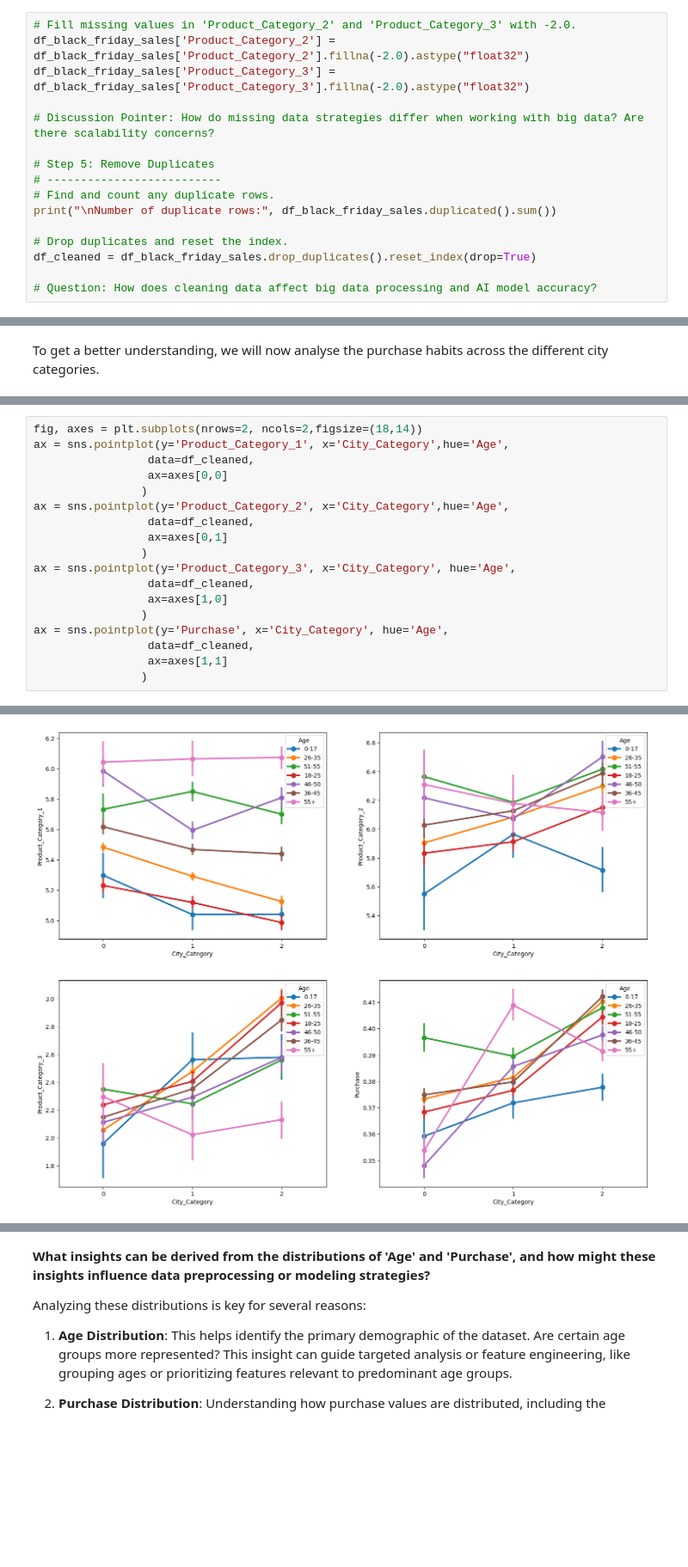
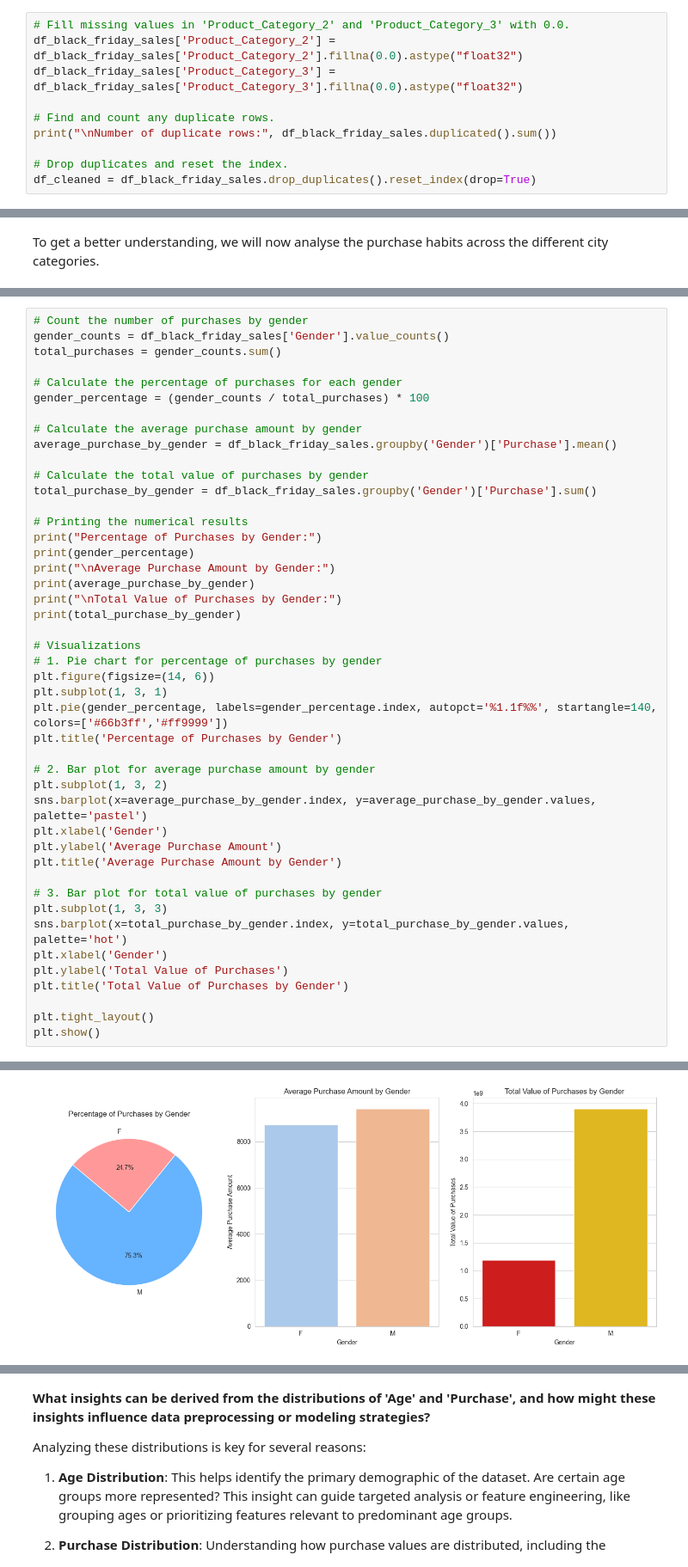
Before and after one commit to 1ssb/big-data, a Jupyter notebook: Big_Data_Analytics.ipynb, the cells around one changed output, grey strips where cells are left out. Shown at 86% size. Saved outputs shown, nothing was run; the diff lists cells and outputs as text; blank space fills up the shorter version.

```diff
--- a/Big_Data_Analytics.ipynb
+++ b/Big_Data_Analytics.ipynb
@@ -171,21 +146,15 @@ dtype: int64
 
 5. **Avoid Imputation Bias:** Ensure that the chosen imputation method does not introduce bias or distort the dataset's original patterns.
 # %%
-# Fill missing values in 'Product_Category_2' and 'Product_Category_3' with -2.0.
-df_black_friday_sales['Product_Category_2'] = df_black_friday_sales['Product_Category_2'].fillna(-2.0).astype("float32")
-df_black_friday_sales['Product_Category_3'] = df_black_friday_sales['Product_Category_3'].fillna(-2.0).astype("float32")
+# Fill missing values in 'Product_Category_2' and 'Product_Category_3' with 0.0.
+df_black_friday_sales['Product_Category_2'] = df_black_friday_sales['Product_Category_2'].fillna(0.0).astype("float32")
+df_black_friday_sales['Product_Category_3'] = df_black_friday_sales['Product_Category_3'].fillna(0.0).astype("float32")
 
-# Discussion Pointer: How do missing data strategies differ when working with big data? Are there scalability concerns?
-
-# Step 5: Remove Duplicates
-# --------------------------
 # Find and count any duplicate rows.
 print("\nNumber of duplicate rows:", df_black_friday_sales.duplicated().sum())
 
 # Drop duplicates and reset the index.
 df_cleaned = df_black_friday_sales.drop_duplicates().reset_index(drop=True)
-
-# Question: How does cleaning data affect big data processing and AI model accuracy?
 # %% [output]
 Number of duplicate rows: 0
 # %% [markdown]
@@ -410,19 +505,46 @@ sns.violinplot(x='City_Category',y='Purchase',hue='Marital_Status',
 # %%
-fig, axes = plt.subplots(nrows=2, ncols=2,figsize=(18,14))
-ax = sns.pointplot(y='Product_Category_1', x='City_Category',hue='Age',
-                 data=df_cleaned,
-                 ax=axes[0,0]
-                )
-ax = sns.pointplot(y='Product_Category_2', x='City_Category',hue='Age',
-                 data=df_cleaned,
-                 ax=axes[0,1]
-                )
-ax = sns.pointplot(y='Product_Category_3', x='City_Category', hue='Age',
-                 data=df_cleaned,
-                 ax=axes[1,0]
-                )
-ax = sns.pointplot(y='Purchase', x='City_Category', hue='Age',
-                 data=df_cleaned,
-                 ax=axes[1,1]
-                )
+# Count the number of purchases by gender
+gender_counts = df_black_friday_sales['Gender'].value_counts()
+total_purchases = gender_counts.sum()
+
+# Calculate the percentage of purchases for each gender
+gender_percentage = (gender_counts / total_purchases) * 100
+
+# Calculate the average purchase amount by gender
+average_purchase_by_gender = df_black_friday_sales.groupby('Gender')['Purchase'].mean()
+
+# Calculate the total value of purchases by gender
+total_purchase_by_gender = df_black_friday_sales.groupby('Gender')['Purchase'].sum()
+
+# Printing the numerical results
+print("Percentage of Purchases by Gender:")
+print(gender_percentage)
+print("\nAverage Purchase Amount by Gender:")
+print(average_purchase_by_gender)
+print("\nTotal Value of Purchases by Gender:")
+print(total_purchase_by_gender)
+
+# Visualizations
+# 1. Pie chart for percentage of purchases by gender
+plt.figure(figsize=(14, 6))
+plt.subplot(1, 3, 1)
+plt.pie(gender_percentage, labels=gender_percentage.index, autopct='%1.1f%%', startangle=140, colors=['#66b3ff','#ff9999'])
+plt.title('Percentage of Purchases by Gender')
+
+# 2. Bar plot for average purchase amount by gender
+plt.subplot(1, 3, 2)
+sns.barplot(x=average_purchase_by_gender.index, y=average_purchase_by_gender.values, palette='pastel')
+plt.xlabel('Gender')
+plt.ylabel('Average Purchase Amount')
+plt.title('Average Purchase Amount by Gender')
+
+# 3. Bar plot for total value of purchases by gender
+plt.subplot(1, 3, 3)
+sns.barplot(x=total_purchase_by_gender.index, y=total_purchase_by_gender.values, palette='hot')
+plt.xlabel('Gender')
+plt.ylabel('Total Value of Purchases')
+plt.title('Total Value of Purchases by Gender')
+
+plt.tight_layout()
+plt.show()
 # %% [output]
@@ -429,4 +568,4 @@ ax = sns.pointplot(y='Purchase', x='City_Category', hue='Age',
-[figure, old version]
+[figure, new version]
 # %% [markdown]
 ### Picking one key highlight from the above visualisation:
 
```
Also changed, not shown: parts of 42 cells of this notebook.
